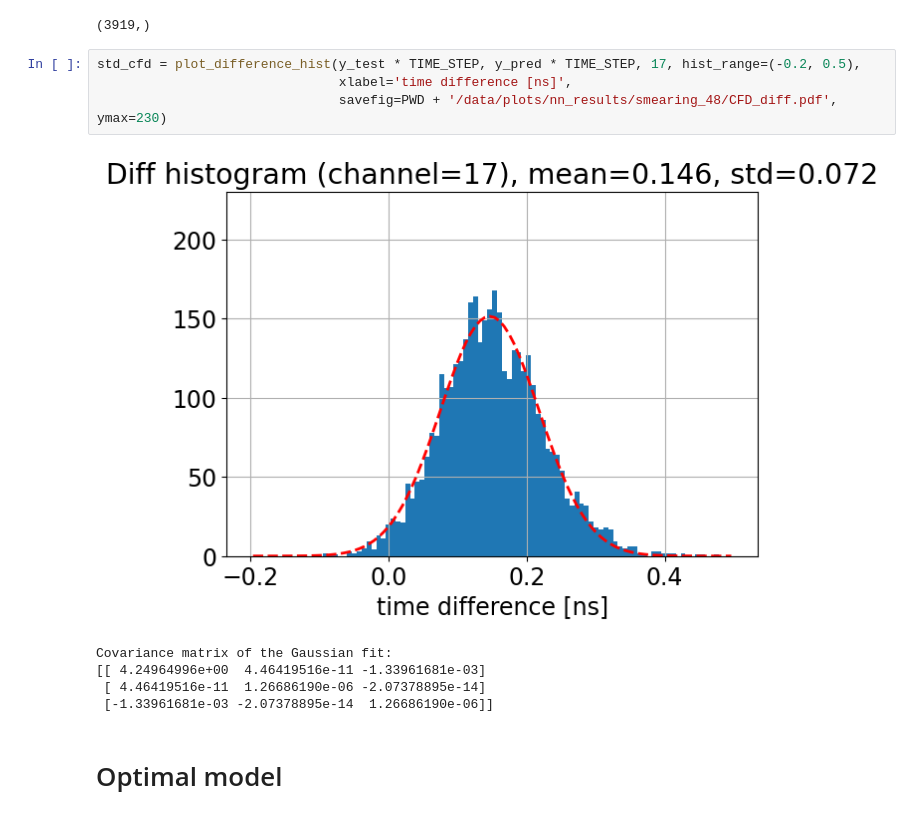
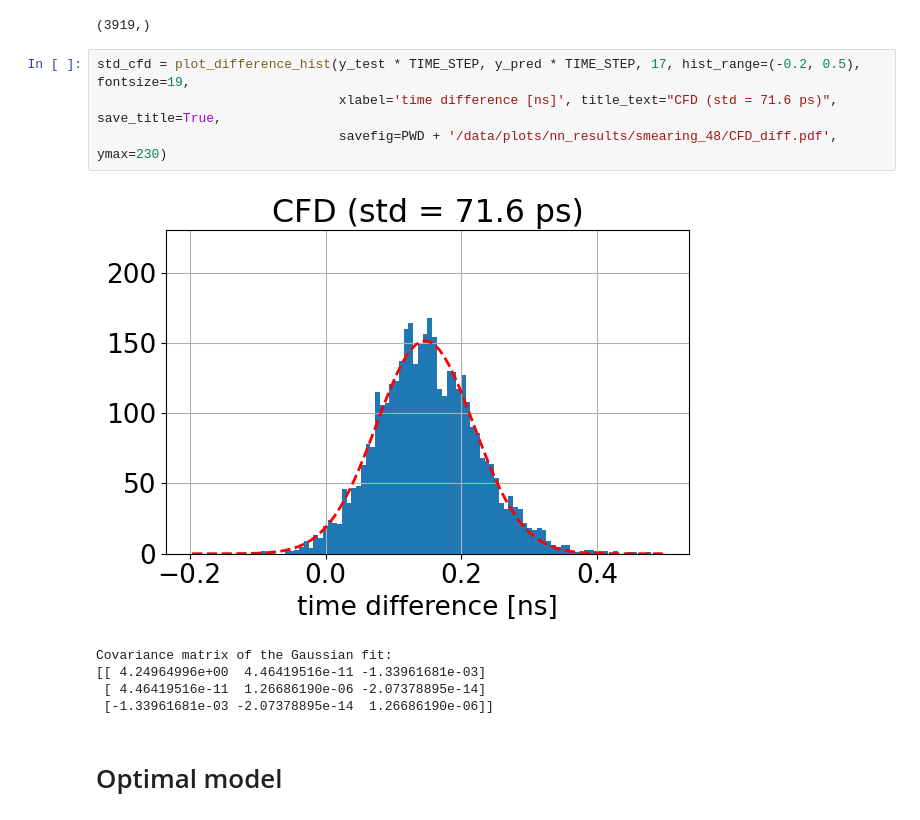
Before and after one commit to MatiXOfficial/pps-diamond-time-measurement, a Jupyter notebook: notebooks/neural_network_results/smearing_48.ipynb, the cells around one changed output. Drawn from its saved outputs; the diff is of its cells as text.

Commit message:
Improved plots

```diff
--- a/notebooks/neural_network_results/smearing_48.ipynb
+++ b/notebooks/neural_network_results/smearing_48.ipynb
@@ -88,11 +88,11 @@ y_pred.shape
 # %% [output]
 (3919,)
 # %%
-std_cfd = plot_difference_hist(y_test * TIME_STEP, y_pred * TIME_STEP, 17, hist_range=(-0.2, 0.5),
-                               xlabel='time difference [ns]',
+std_cfd = plot_difference_hist(y_test * TIME_STEP, y_pred * TIME_STEP, 17, hist_range=(-0.2, 0.5), fontsize=19,
+                               xlabel='time difference [ns]', title_text="CFD (std = 71.6 ps)", save_title=True,
                                savefig=PWD + '/data/plots/nn_results/smearing_48/CFD_diff.pdf', ymax=230)
 # %% [output]
-[figure, old version]
+[figure, new version]
 Covariance matrix of the Gaussian fit:
 [[ 4.24964996e+00  4.46419516e-11 -1.33961681e-03]
  [ 4.46419516e-11  1.26686190e-06 -2.07378895e-14]
```
Also changed, not shown: parts of 2 cells of this notebook, 2 other files.
